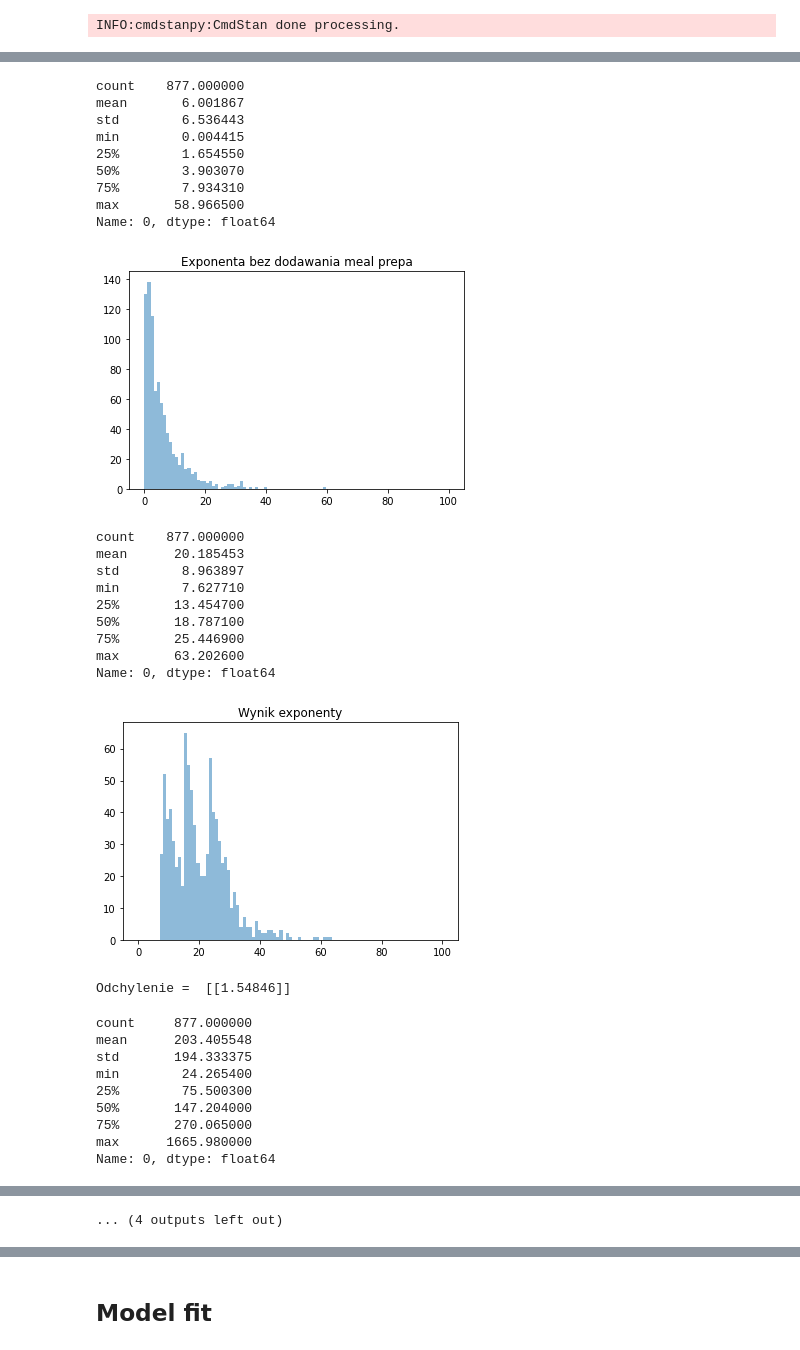
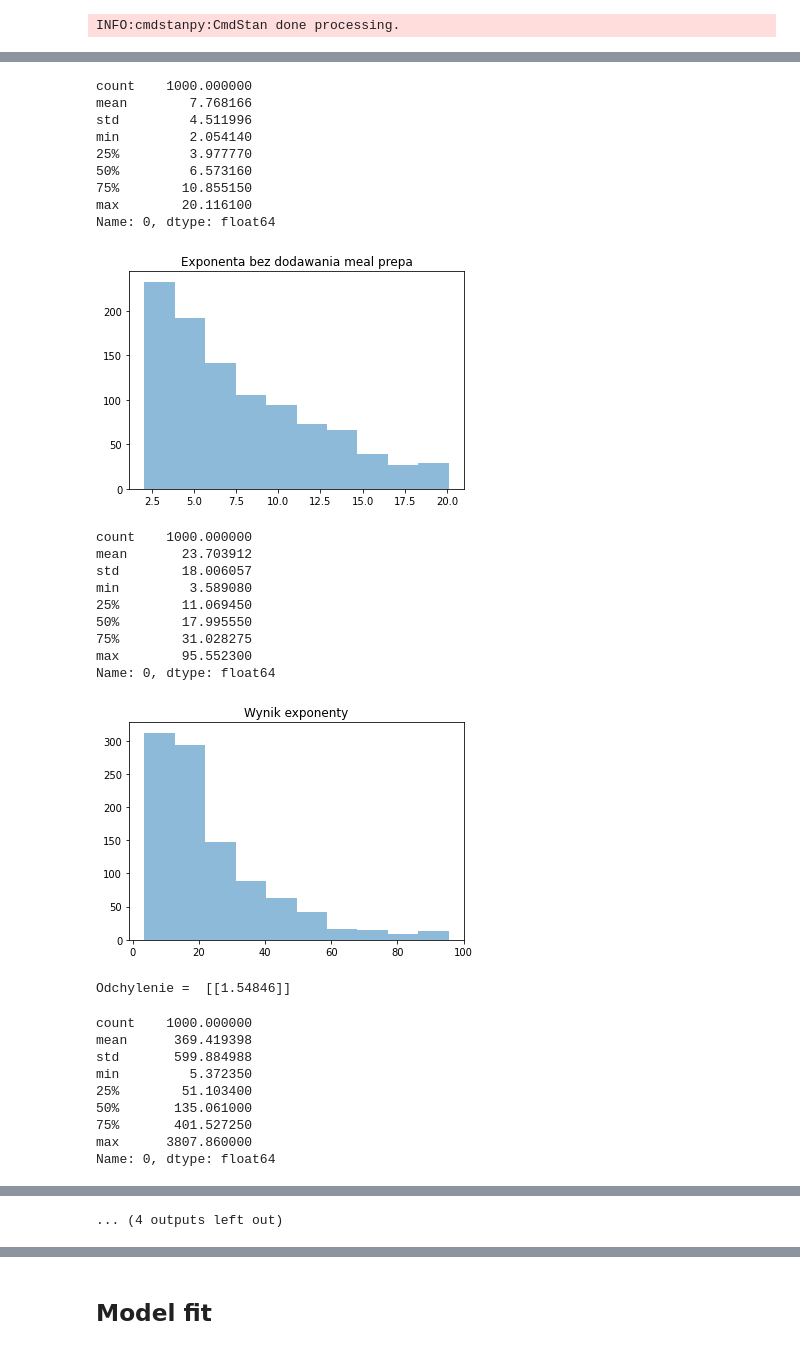
Before and after one commit to justynagibas/data_analytics_project, a Jupyter notebook: basic_model.ipynb, the cells around one changed output, grey strips where cells are left out. Cells and saved outputs as stored; diff of their text form; code cells hidden in the pictures.

```diff
--- a/basic_model.ipynb
+++ b/basic_model.ipynb
@@ -16,10 +16,11 @@ df = df[df["Road distances [km]"] < 17.5]
 # display(df.describe())
 
 train_df = pd.DataFrame(df.iloc[:1000, :])
-train_df["Mean speed"] = train_df["Road distances [km]"] / (train_df["Time_taken(min)"] - train_df["Meal_preparation_time"])
-train_df = train_df[train_df["Mean speed"] < 1.7]
-plt.hist(train_df["Mean speed"], bins=20)
-plt.title("Mean speed in km/min")
+# normalized distance
+train_df["Normalized distances"] = (train_df["Road distances [km]"] - train_df["Road distances [km]"].min()) / (train_df["Road distances [km]"].max() - train_df["Road distances [km]"].min())
+# train_df = train_df[train_df["Mean speed"] < 1.7]
+plt.hist(train_df["Normalized distances"], bins=20)
+plt.title("Normalized distances")
 plt.show()
 # display(train_df["Road_traffic_density"].value_counts())
 # plt.title("Count of density type")
@@ -32,5 +33,4 @@ plt.show()
 road_density_map = {'Jam ':1, 'High ':2, 'Medium ':3, 'Low ':4}
 
 train_df["Road_traffic_density"] = train_df["Road_traffic_density"].apply(lambda x: road_density_map[x])
-display(train_df["Road_traffic_density"].value_counts())
 # %% [output]
@@ -79,7 +76,7 @@ display(mean_for_gamma.iloc[0,:].describe())
 # delivery.iloc[:,:].apply(pd.DataFrame.describe, axis=1)
 # delivery['value'].describe()
 # display(speed.loc[0,:].min())
-plt.hist(mean_for_gamma.values.flatten(), bins=bins, alpha=0.5, label="Mu")
+plt.hist(mean_for_gamma.values.flatten(), alpha=0.5, label="Mu")
 plt.title("Exponenta bez dodawania meal prepa")
 plt.show()
 
@@ -90,7 +87,7 @@ display(mean_for_gamma1.iloc[0,:].describe())
 # delivery.iloc[:,:].apply(pd.DataFrame.describe, axis=1)
 # delivery['value'].describe()
 # display(speed.loc[0,:].min())
-plt.hist(mean_for_gamma1.values.flatten(),bins=bins, alpha=0.5, label="Mu")
+plt.hist(mean_for_gamma1.values.flatten(), alpha=0.5, label="Mu")
 plt.title("Wynik exponenty")
 plt.show()
 
@@ -147,30 +141,30 @@ Name: 0, dtype: float64
-count    877.000000
-mean       6.001867
-std        6.536443
-min        0.004415
-25%        1.654550
-50%        3.903070
-75%        7.934310
-max       58.966500
+count    1000.000000
+mean        7.768166
+std         4.511996
+min         2.054140
+25%         3.977770
+50%         6.573160
+75%        10.855150
+max        20.116100
 Name: 0, dtype: float64
-[figure, old version]
+[figure, new version]
-count    877.000000
-mean      20.185453
-std        8.963897
-min        7.627710
-25%       13.454700
-50%       18.787100
-75%       25.446900
-max       63.202600
+count    1000.000000
+mean       23.703912
+std        18.006057
+min         3.589080
+25%        11.069450
+50%        17.995550
+75%        31.028275
+max        95.552300
 Name: 0, dtype: float64
-[figure, old version]
+[figure, new version]
 Odchylenie =  [[1.54846]]
-count     877.000000
-mean      203.405548
-std       194.333375
-min        24.265400
-25%        75.500300
-50%       147.204000
-75%       270.065000
-max      1665.980000
+count    1000.000000
+mean      369.419398
+std       599.884988
+min         5.372350
+25%        51.103400
+50%       135.061000
+75%       401.527250
+max      3807.860000
 Name: 0, dtype: float64
```
Also changed, not shown: parts of 10 cells of this notebook, 7 other files.
